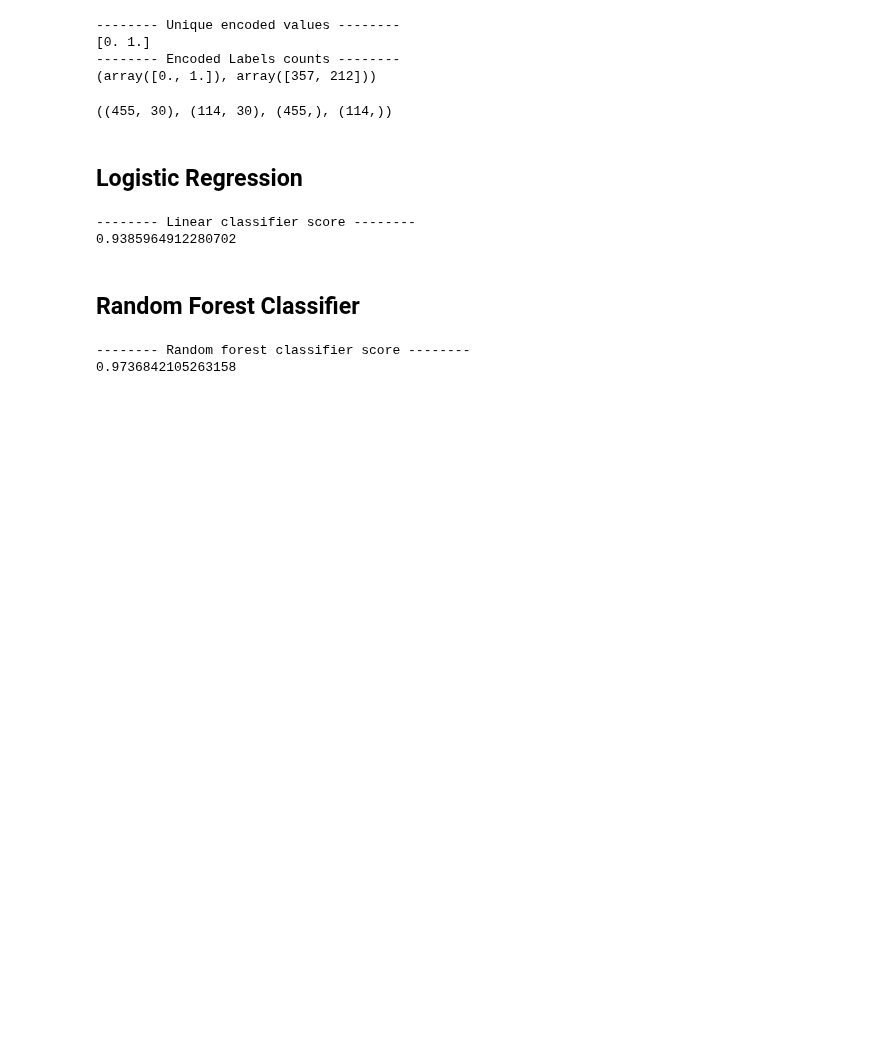
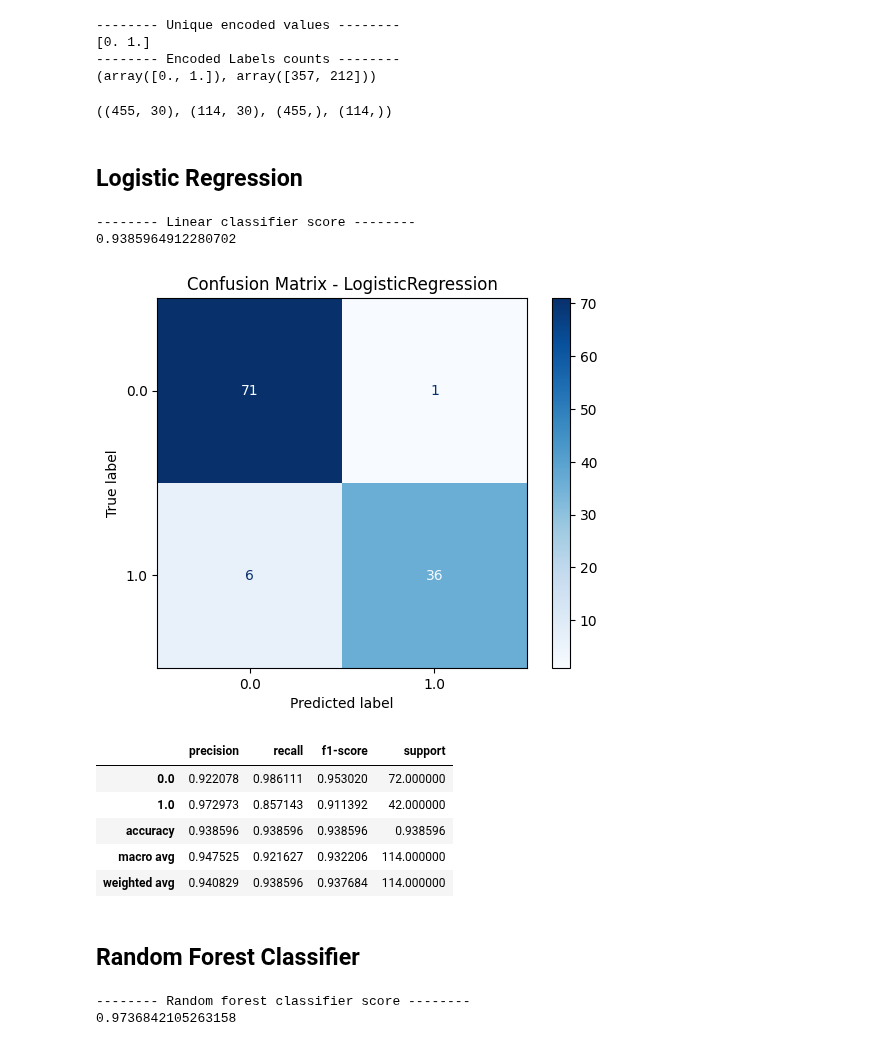
Before and after one commit to Martin-EvansUWA/ML-Project-1, a Jupyter notebook: project2/23621647_assignment2.ipynb, the cells around one changed output. Saved outputs shown, nothing was run; the diff lists cells and outputs as text; code cells hidden in the pictures; blank space fills up the shorter version.

```diff
--- a/project2/23621647_assignment2.ipynb
+++ b/project2/23621647_assignment2.ipynb
@@ -100,14 +103,54 @@ from sklearn.svm import SVC
+# %%
+from sklearn.metrics import classification_report, confusion_matrix, ConfusionMatrixDisplay
+import matplotlib.pyplot as plt
+import pandas as pd
+
+def evaluate_model(model, X_test, y_test):
+    """
+    Evaluates a classification model by printing precision, recall, and F1-scores,
+    and displaying the confusion matrix.
+
+    Parameters:
+        model: A trained scikit-learn classification model.
+        X_test: Test features.
+        y_test: True test labels.
+    """
+    # Predict the labels
+    y_pred = model.predict(X_test)
+
+    # (a) Create a table of precision, recall, and F1-scores
+    report_dict = classification_report(y_test, y_pred, output_dict=True)
+    report_df = pd.DataFrame(report_dict).transpose()
+
+    # (b) Display a confusion matrix
+    cm = confusion_matrix(y_test, y_pred)
+    disp = ConfusionMatrixDisplay(confusion_matrix=cm, display_labels=model.classes_)
+    disp.plot(cmap='Blues')
+    plt.title(f'Confusion Matrix - {model.__class__.__name__}')
+    plt.show()
+
+    return report_df
 # %% [markdown]
 ## Logistic Regression
 # %%
-linear_clf = LogisticRegression(random_state=42, max_iter=10000)
-linear_clf.fit(X_train, y_train)
+logistic_clf = LogisticRegression(random_state=42, max_iter=10000)
+logistic_clf.fit(X_train, y_train)
 
 print("-------- Linear classifier score --------")
-print(linear_clf.score(X_test, y_test))
+print(logistic_clf.score(X_test, y_test))
+
+logistic_df = evaluate_model(logistic_clf, X_test, y_test)
+logistic_df
 # %% [output]
 -------- Linear classifier score --------
 0.9385964912280702
+[figure, added]
+|  | precision | recall | f1-score | support |
+| 0.0 | 0.922078 | 0.986111 | 0.953020 | 72.000000 |
+| 1.0 | 0.972973 | 0.857143 | 0.911392 | 42.000000 |
+| accuracy | 0.938596 | 0.938596 | 0.938596 | 0.938596 |
+| macro avg | 0.947525 | 0.921627 | 0.932206 | 114.000000 |
+| weighted avg | 0.940829 | 0.938596 | 0.937684 | 114.000000 |
 # %% [markdown]
 ## Random Forest Classifier
 # %%
```
Also changed, not shown: parts of 32 cells of this notebook, 1 other file.
